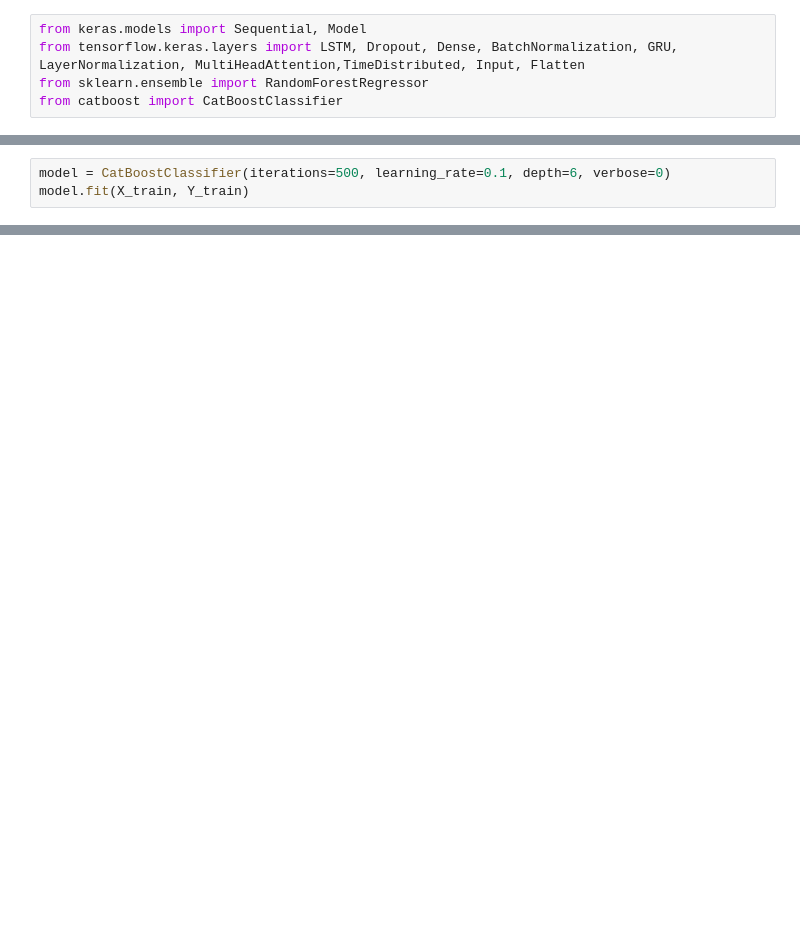
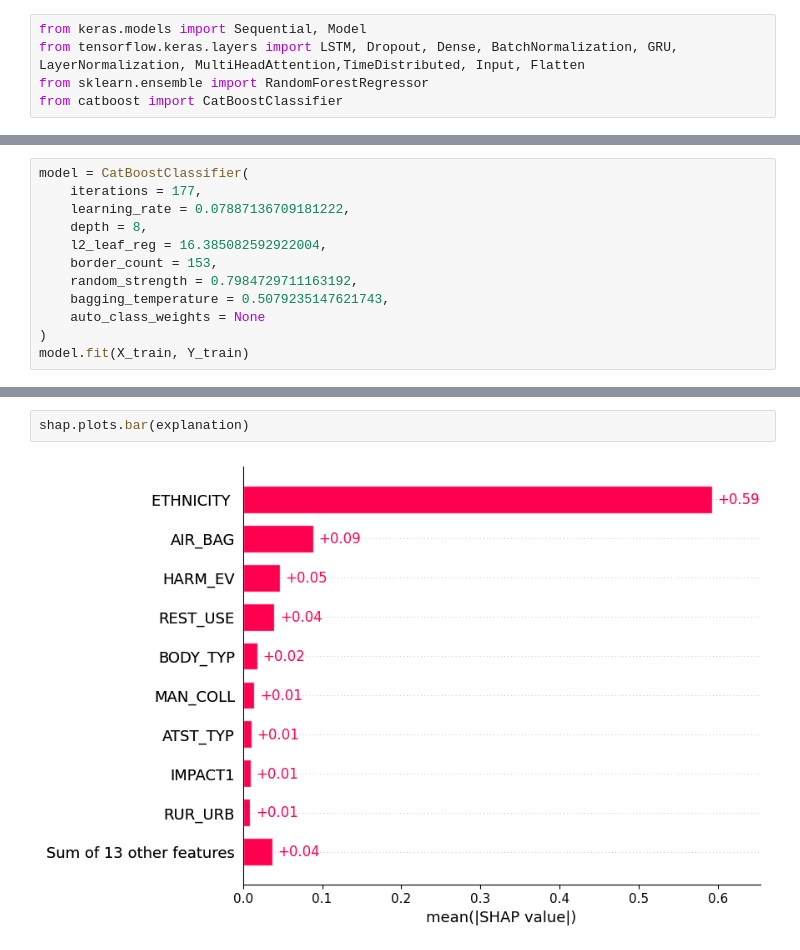
Before and after one commit to EddieZ18326/SSTP-Injury-Projects, a Jupyter notebook: Driver/Ensemble/Boosting/CatBoost.ipynb, the cells around one changed output, grey strips where cells are left out. Cells and saved outputs as stored; diff of their text form; blank space fills up the shorter version.

Commit message:
Added Bayesian Optimization and SHAP for Catboost

```diff
--- a/Driver/Ensemble/Boosting/CatBoost.ipynb
+++ b/Driver/Ensemble/Boosting/CatBoost.ipynb
@@ -33,3 +93,12 @@ from catboost import CatBoostClassifier
 # %%
-model = CatBoostClassifier(iterations=500, learning_rate=0.1, depth=6, verbose=0)
+model = CatBoostClassifier(
+    iterations = 177,
+    learning_rate = 0.07887136709181222,
+    depth = 8,
+    l2_leaf_reg = 16.385082592922004,
+    border_count = 153,
+    random_strength = 0.7984729711163192,
+    bagging_temperature = 0.5079235147621743,
+    auto_class_weights = None
+)
 model.fit(X_train, Y_train)
@@ -56,0 +178,4 @@ shap.plots.beeswarm(explanation)
+# %%
+shap.plots.bar(explanation)
+# %% [output]
+[figure, added]
```
Also changed, not shown: parts of 13 cells of this notebook.
